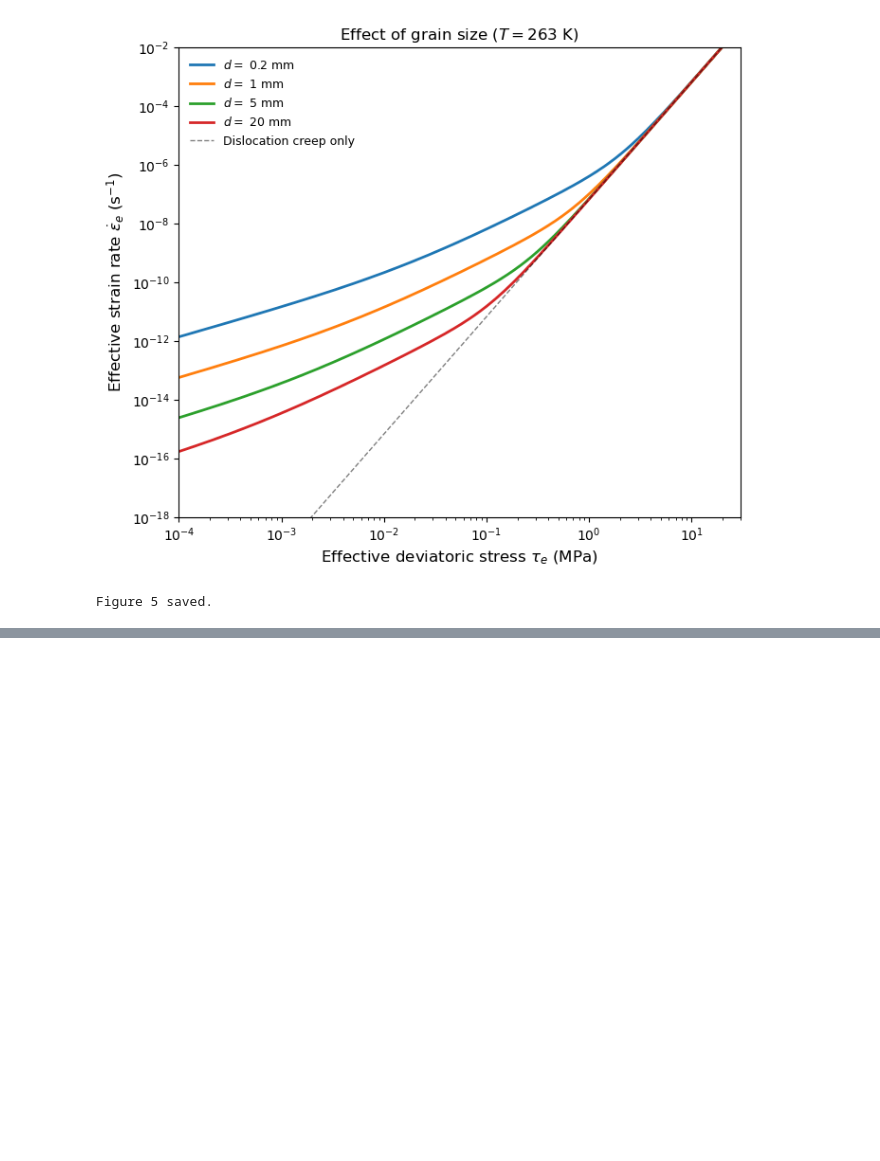
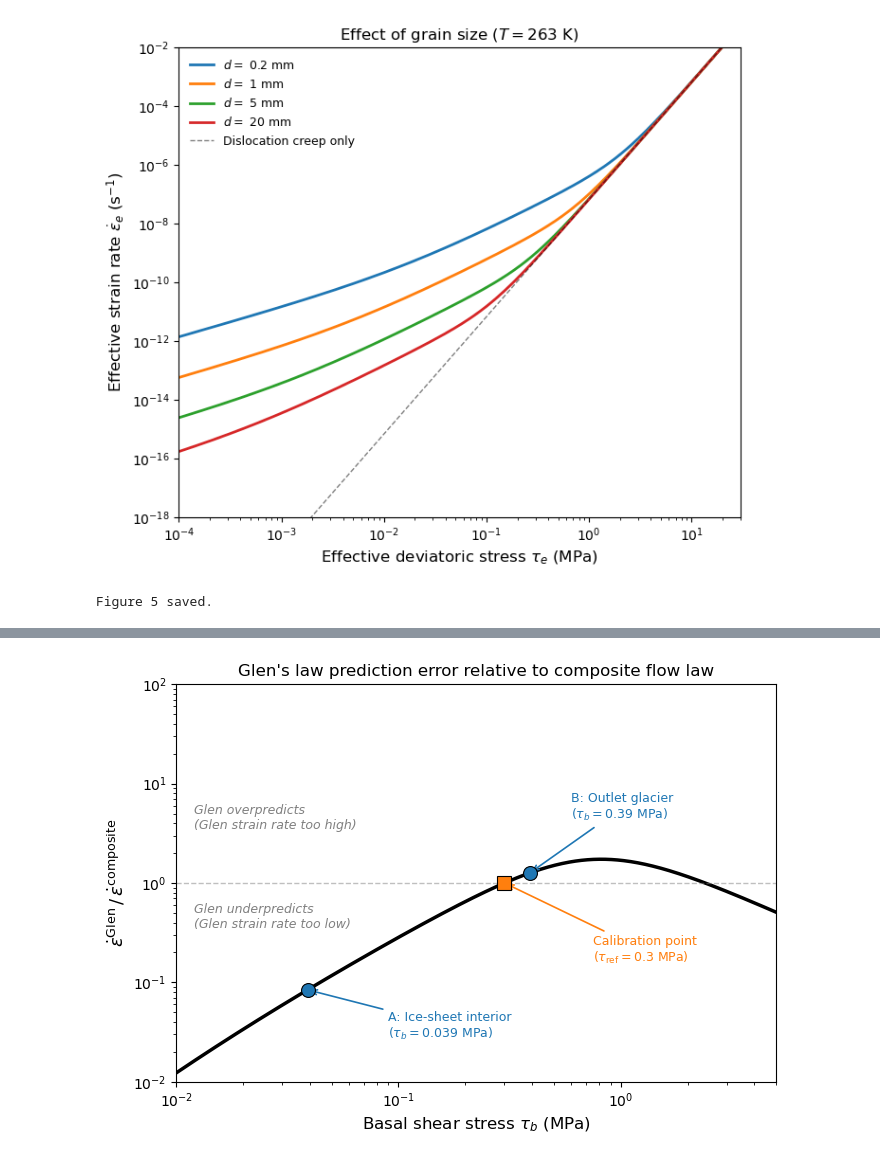
Before and after one commit to bminchew/courses_glacier_dynamics, a Jupyter notebook: 2026/lecture_notes/latex/ice_rheology/ice_rheology_figures_executed.ipynb, the cells around one changed output, grey strips where cells are left out. Saved outputs shown, nothing was run; the diff lists cells and outputs as text; code cells hidden in the pictures; blank space fills up the shorter version.

```diff
--- a/2026/lecture_notes/latex/ice_rheology/ice_rheology_figures_executed.ipynb
+++ b/2026/lecture_notes/latex/ice_rheology/ice_rheology_figures_executed.ipynb
@@ -351,0 +504,85 @@ Figure 5 saved.
+# %%
+# ---- Fig 8: velocity ratio Glen/composite vs basal shear stress ----
+# Use T=263 K, d=1 mm as a representative ice-sheet condition for the composite law.
+T_fig8 = 263.0
+d_fig8 = 1e-3
+
+tau_ref = 0.3  # MPa, calibration stress
+n_glen = 3.0
+
+tau8 = np.logspace(-2, 0.7, 500)  # MPa
+
+# Composite strain rate at each stress
+edot_comp = edot_composite(tau8, T_fig8, d_fig8)
+edot_comp_ref = edot_composite(np.array([tau_ref]), T_fig8, d_fig8)[0]
+
+# Glen strain rate, calibrated to match composite at tau_ref
+# Glen: edot = edot_ref * (tau/tau_ref)^3
+edot_glen = edot_comp_ref * (tau8 / tau_ref)**n_glen
+
+# Ratio of Glen to composite strain rates
+ratio = edot_glen / edot_comp
+
+fig, ax = plt.subplots(figsize=(7, 5))
+
+ax.loglog(tau8, ratio, 'k-', lw=2.5)
+ax.axhline(1.0, color='gray', ls='--', lw=1, alpha=0.5)
+
+# Mark the two glaciological settings
+settings = [
+    (0.039, 'A: Ice-sheet interior\n($\\tau_b = 0.039$ MPa)'),
+    (0.39,  'B: Outlet glacier\n($\\tau_b = 0.39$ MPa)'),
+]
+for tau_s, label in settings:
+    edot_g = edot_comp_ref * (tau_s / tau_ref)**n_glen
+    edot_c = edot_composite(np.array([tau_s]), T_fig8, d_fig8)[0]
+    r = edot_g / edot_c
+    ax.plot(tau_s, r, 'o', color='#1f77b4', ms=10, zorder=5,
+            markeredgecolor='k', markeredgewidth=0.8)
+
+# Annotate Setting A (low stress, below the curve)
+edot_g_A = edot_comp_ref * (0.039 / tau_ref)**n_glen
+edot_c_A = edot_composite(np.array([0.039]), T_fig8, d_fig8)[0]
+r_A = edot_g_A / edot_c_A
+ax.annotate('A: Ice-sheet interior\n($\\tau_b = 0.039$ MPa)',
+            xy=(0.039, r_A), xytext=(0.09, 0.025),
+            fontsize=9, ha='left', va='bottom', color='#1f77b4',
+            arrowprops=dict(arrowstyle='->', color='#1f77b4', lw=1.2))
+
+# Annotate Setting B (near crossover)
+edot_g_B = edot_comp_ref * (0.39 / tau_ref)**n_glen
+edot_c_B = edot_composite(np.array([0.39]), T_fig8, d_fig8)[0]
+r_B = edot_g_B / edot_c_B
+ax.annotate('B: Outlet glacier\n($\\tau_b = 0.39$ MPa)',
+            xy=(0.39, r_B), xytext=(0.6, 4.0),
+            fontsize=9, ha='left', va='bottom', color='#1f77b4',
+            arrowprops=dict(arrowstyle='->', color='#1f77b4', lw=1.2))
+
+# Mark calibration point
+ax.plot(tau_ref, 1.0, 's', color='#ff7f0e', ms=10, zorder=5,
+        markeredgecolor='k', markeredgewidth=0.8)
+ax.annotate('Calibration point\n($\\tau_{\\mathrm{ref}} = 0.3$ MPa)',
+            xy=(tau_ref, 1.0), xytext=(tau_ref * 2.5, 0.3),
+            fontsize=9, ha='left', va='top', color='#ff7f0e',
+            arrowprops=dict(arrowstyle='->', color='#ff7f0e', lw=1.2))
+
+# Labels indicating over/underprediction (ratio>1 means Glen overpredicts)
+ax.text(0.012, 3.5, 'Glen overpredicts\n(Glen strain rate too high)', fontsize=9,
+        color='gray', style='italic', ha='left')
+ax.text(0.012, 0.35, 'Glen underpredicts\n(Glen strain rate too low)', fontsize=9,
+        color='gray', style='italic', ha='left')
+
+ax.set_xlabel('Basal shear stress $\\tau_b$ (MPa)', fontsize=12)
+ax.set_ylabel('$\\dot{\\varepsilon}^{\\mathrm{Glen}} \\,/\\, '
+              '\\dot{\\varepsilon}^{\\mathrm{composite}}$', fontsize=13)
+ax.set_title('Glen\'s law prediction error relative to composite flow law', fontsize=12)
+ax.set_xlim(0.01, 5)
+ax.set_ylim(0.01, 100)
+
+fig.tight_layout()
+fig.savefig('figures/fig08_velocity_ratio.pdf', bbox_inches='tight')
+fig.savefig('figures/fig08_velocity_ratio.png', dpi=200, bbox_inches='tight')
+plt.show()
+print('Figure 8 saved.')
+# %% [output]
+[figure, added]
```
Also changed, not shown: parts of 11 cells of this notebook, 15 other files.
